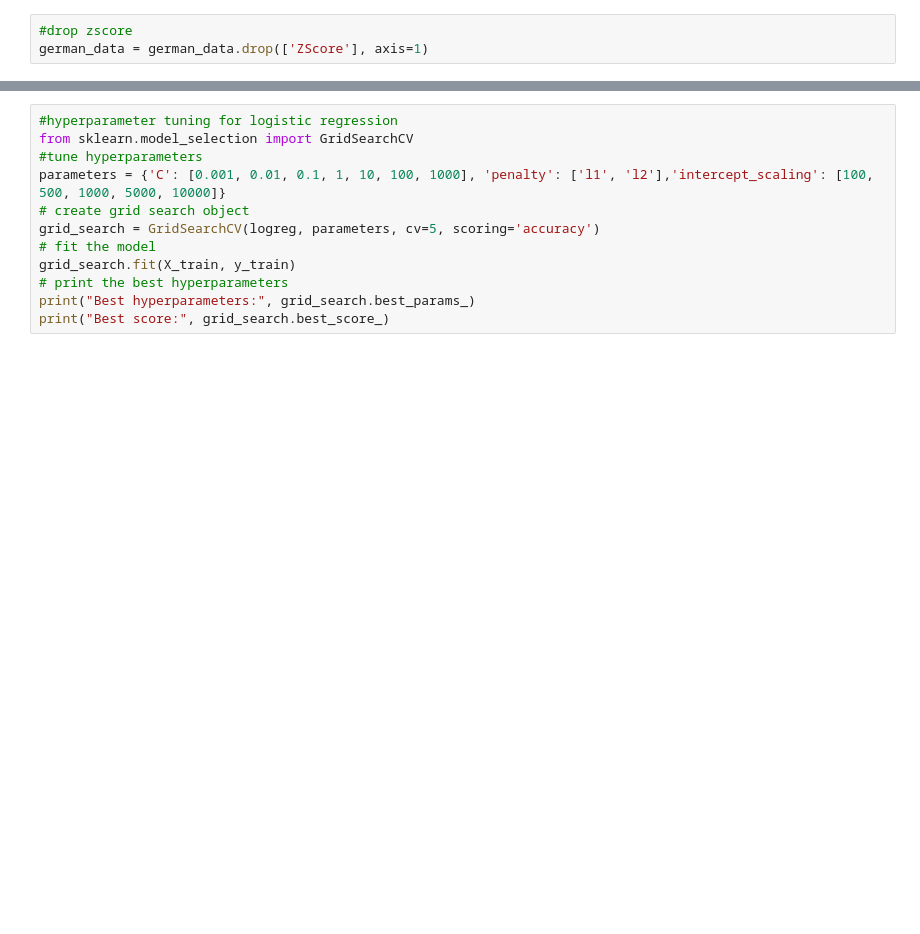
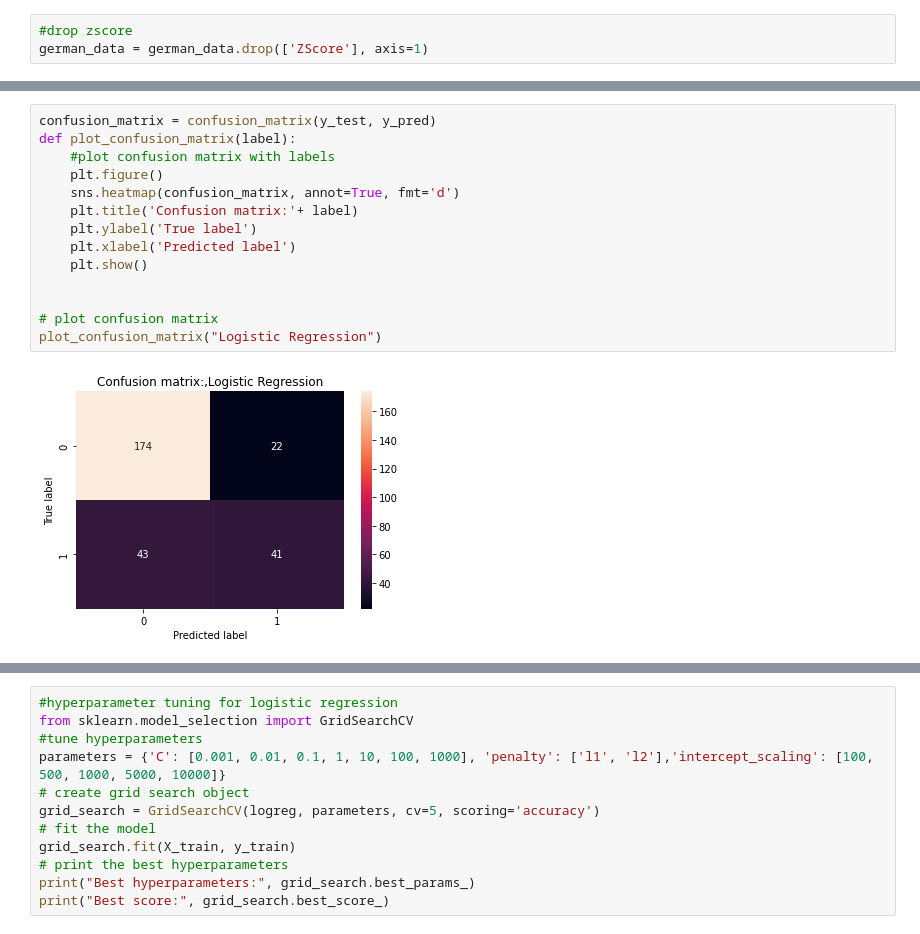
Before and after one commit to DanielGit4/AML, a Jupyter notebook: German_Credit_data/eda.ipynb, the cells around one changed output, grey strips where cells are left out. Drawn from its saved outputs; the diff is of its cells as text; blank space fills up the shorter version.

```diff
--- a/German_Credit_data/eda.ipynb
+++ b/German_Credit_data/eda.ipynb
@@ -344,0 +383,16 @@ fbeta score: 0.5137844611528822
+# %%
+confusion_matrix = confusion_matrix(y_test, y_pred)
+def plot_confusion_matrix(label):
+    #plot confusion matrix with labels
+    plt.figure()
+    sns.heatmap(confusion_matrix, annot=True, fmt='d')
+    plt.title('Confusion matrix:'+ label)
+    plt.ylabel('True label')
+    plt.xlabel('Predicted label')
+    plt.show()
+
+
+# plot confusion matrix
+plot_confusion_matrix("Logistic Regression")
+# %% [output]
+[figure, added]
```
Also changed, not shown: parts of 32 cells of this notebook.
